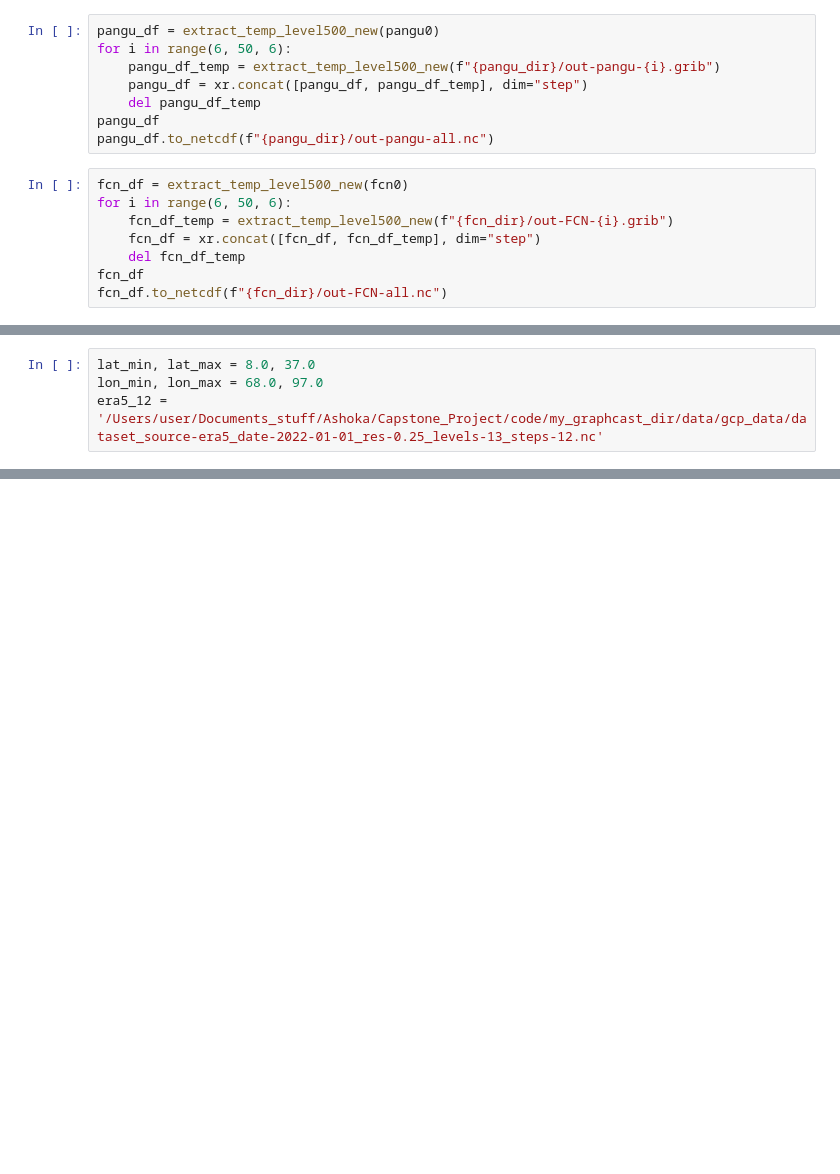
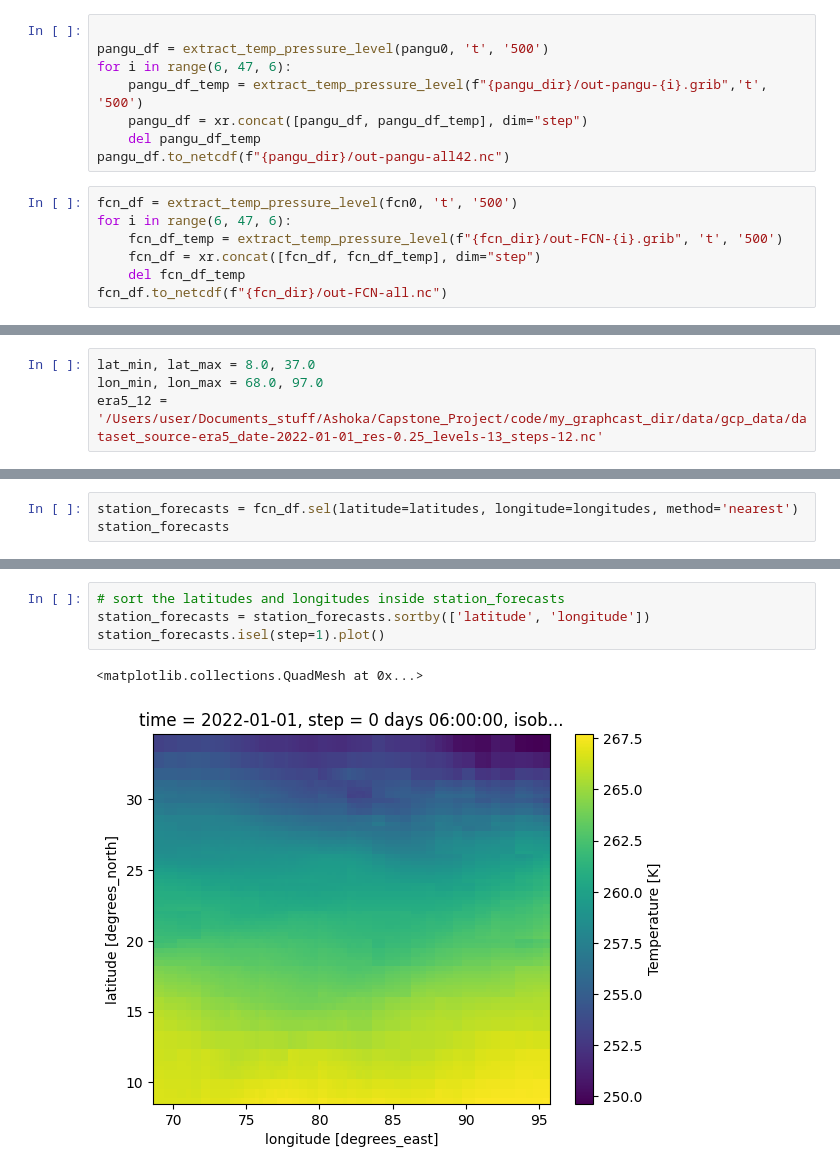
Before and after one commit to SaptarishiD/ai-models, a Jupyter notebook: src/ai_models/forecast_bench.ipynb, the cells around one changed output, grey strips where cells are left out. Drawn from its saved outputs; the diff is of its cells as text; blank space fills up the shorter version.

```diff
--- a/src/ai_models/forecast_bench.ipynb
+++ b/src/ai_models/forecast_bench.ipynb
@@ -23,16 +48,15 @@ fcn0 = f"{fcn_dir}/out-fcn-0.grib"
 # %%
-pangu_df = extract_temp_level500_new(pangu0)
-for i in range(6, 50, 6):
-    pangu_df_temp = extract_temp_level500_new(f"{pangu_dir}/out-pangu-{i}.grib")
+
+pangu_df = extract_temp_pressure_level(pangu0, 't', '500')
+for i in range(6, 47, 6):
+    pangu_df_temp = extract_temp_pressure_level(f"{pangu_dir}/out-pangu-{i}.grib",'t', '500')
     pangu_df = xr.concat([pangu_df, pangu_df_temp], dim="step")
     del pangu_df_temp
-pangu_df
-pangu_df.to_netcdf(f"{pangu_dir}/out-pangu-all.nc")
+pangu_df.to_netcdf(f"{pangu_dir}/out-pangu-all42.nc")
 # %%
-fcn_df = extract_temp_level500_new(fcn0)
-for i in range(6, 50, 6):
-    fcn_df_temp = extract_temp_level500_new(f"{fcn_dir}/out-FCN-{i}.grib")
+fcn_df = extract_temp_pressure_level(fcn0, 't', '500')
+for i in range(6, 47, 6):
+    fcn_df_temp = extract_temp_pressure_level(f"{fcn_dir}/out-FCN-{i}.grib", 't', '500')
     fcn_df = xr.concat([fcn_df, fcn_df_temp], dim="step")
     del fcn_df_temp
-fcn_df
 fcn_df.to_netcdf(f"{fcn_dir}/out-FCN-all.nc")
@@ -596,0 +659,3 @@ plt.show()
+# %%
+station_forecasts = fcn_df.sel(latitude=latitudes, longitude=longitudes, method='nearest')
+station_forecasts
@@ -596,0 +680,7 @@ plt.show()
+# %%
+# sort the latitudes and longitudes inside station_forecasts
+station_forecasts = station_forecasts.sortby(['latitude', 'longitude'])
+station_forecasts.isel(step=1).plot()
+# %% [output]
+<matplotlib.collections.QuadMesh at 0x...>
+[figure, added]
```
Also changed, not shown: parts of 40 cells of this notebook, 36 other files.
